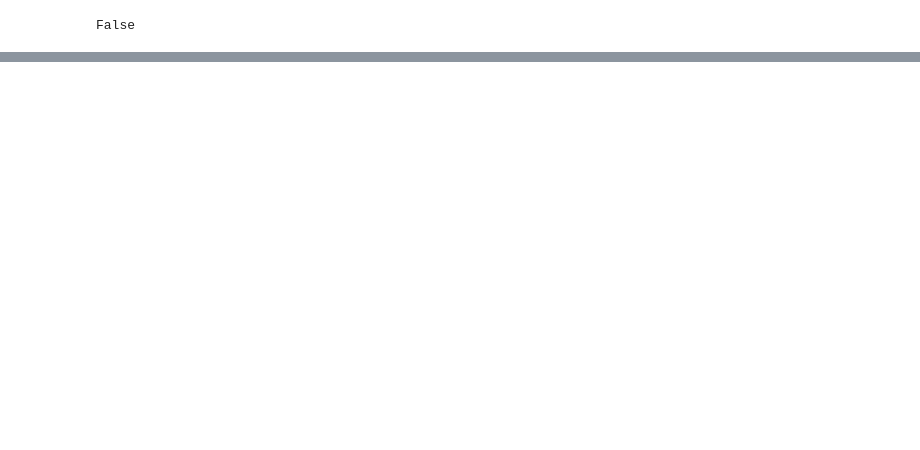
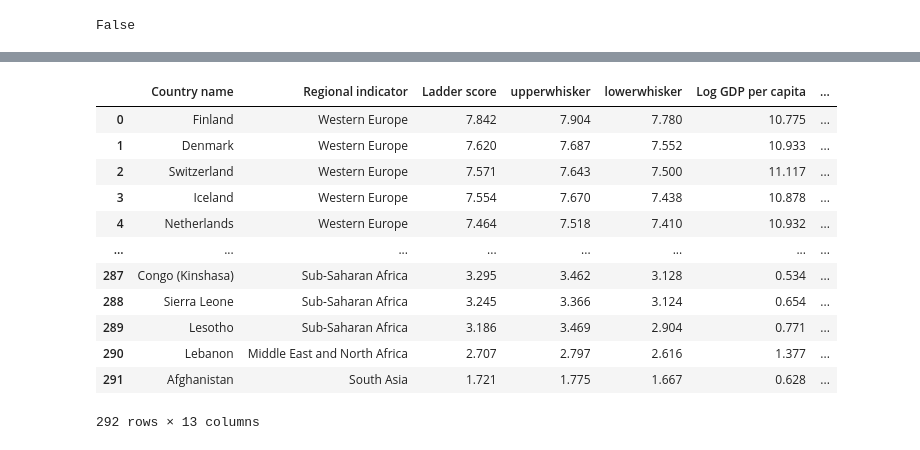
Before and after one commit to lucia18nozal/project-da-promo-47-modulo-4-team-3, a Jupyter notebook: world happiness.ipynb, the cells around one changed output, grey strips where cells are left out. Drawn from its saved outputs; the diff is of its cells as text; code cells hidden in the pictures; blank space fills up the shorter version.

```diff
--- a/world happiness.ipynb
+++ b/world happiness.ipynb
@@ -76,0 +178,4 @@ Dataset downloaded and extracted to C:\Users\Kathe\Documents\source_code\ejercic
+# %%
+df1.drop(['Standard error of ladder score','Explained by: Log GDP per capita', 'Explained by: Social support',
+       'Explained by: Healthy life expectancy','Explained by: Freedom to make life choices','Explained by: Generosity',
+       'Explained by: Perceptions of corruption', 'Ladder score in Dystopia'], axis=1, inplace=True)
@@ -76,0 +261,4 @@ Dataset downloaded and extracted to C:\Users\Kathe\Documents\source_code\ejercic
+# %%
+df2[lista_nulos] = df2[lista_nulos].fillna(df2[lista_nulos].median())
+
+df2.isnull().sum() #comprobar que ha imputado todos los nulos
@@ -76,0 +280,18 @@ Dataset downloaded and extracted to C:\Users\Kathe\Documents\source_code\ejercic
+# %%
+df = pd.concat([df1, df2], axis=0, ignore_index=True)
+# %%
+df
+# %% [output]
+|  | Country name | Regional indicator | Ladder score | upperwhisker | lowerwhisker | Log GDP per capita | ... |
+| 0 | Finland | Western Europe | 7.842 | 7.904 | 7.780 | 10.775 | ... |
+| 1 | Denmark | Western Europe | 7.620 | 7.687 | 7.552 | 10.933 | ... |
+| 2 | Switzerland | Western Europe | 7.571 | 7.643 | 7.500 | 11.117 | ... |
+| 3 | Iceland | Western Europe | 7.554 | 7.670 | 7.438 | 10.878 | ... |
+| 4 | Netherlands | Western Europe | 7.464 | 7.518 | 7.410 | 10.932 | ... |
+| ... | ... | ... | ... | ... | ... | ... | ... |
+| 287 | Congo (Kinshasa) | Sub-Saharan Africa | 3.295 | 3.462 | 3.128 | 0.534 | ... |
+| 288 | Sierra Leone | Sub-Saharan Africa | 3.245 | 3.366 | 3.124 | 0.654 | ... |
+| 289 | Lesotho | Sub-Saharan Africa | 3.186 | 3.469 | 2.904 | 0.771 | ... |
+| 290 | Lebanon | Middle East and North Africa | 2.707 | 2.797 | 2.616 | 1.377 | ... |
+| 291 | Afghanistan | South Asia | 1.721 | 1.775 | 1.667 | 0.628 | ... |
+292 rows × 13 columns
```
Also changed, not shown: parts of 29 cells of this notebook, 10 other files.
